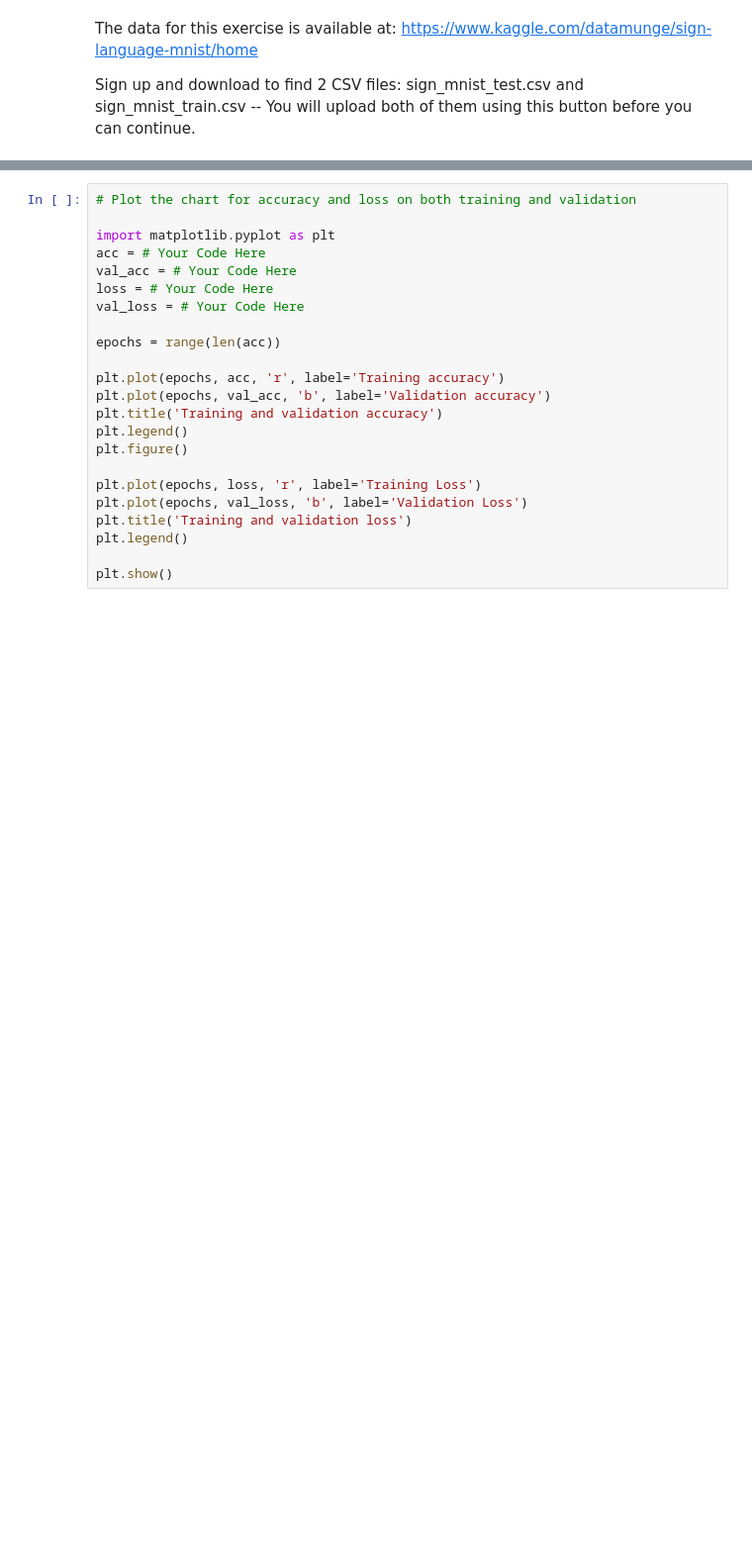
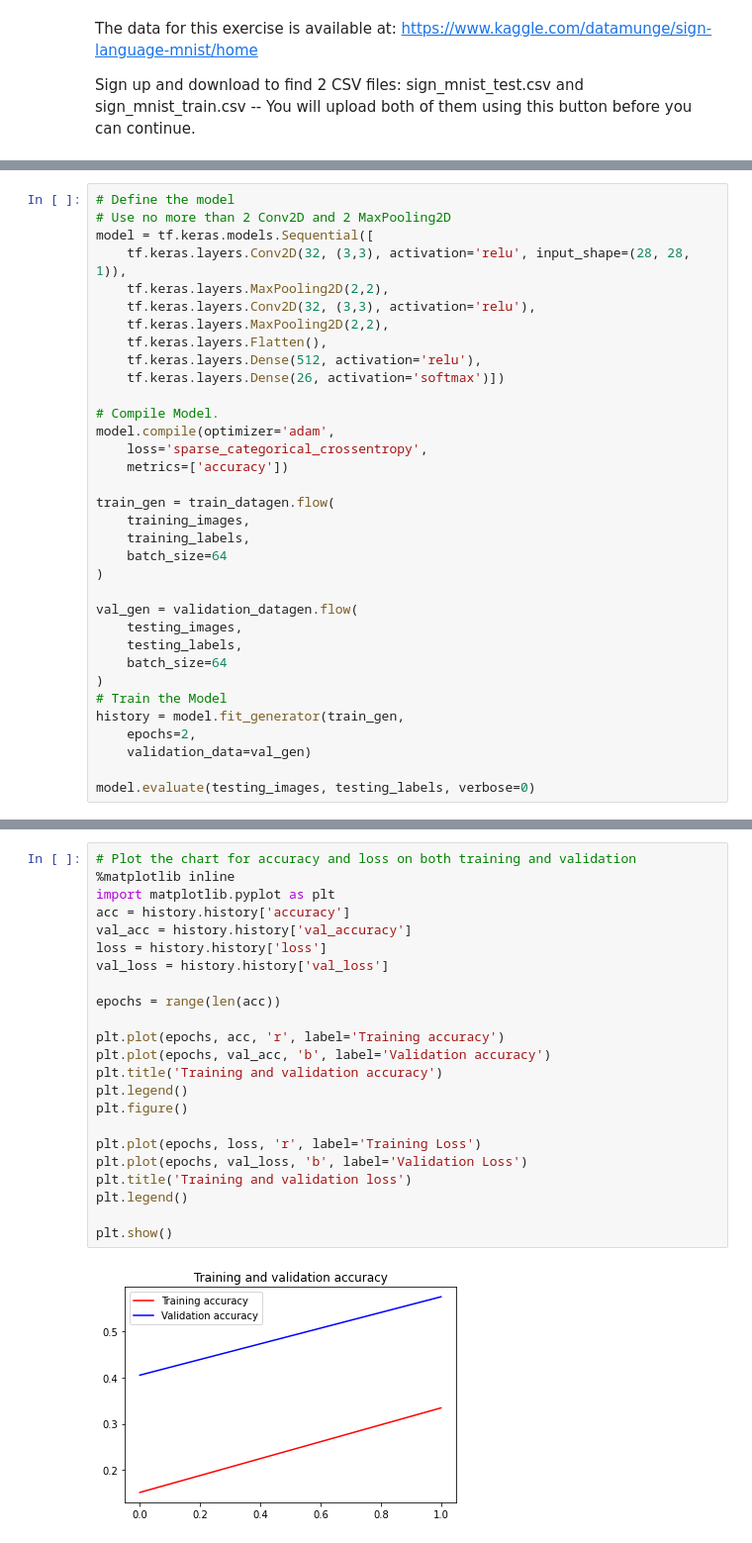
Before and after one commit to tuvovan/tensorflow_practice_course, a Jupyter notebook: Copy_of_Exercise_8_Question.ipynb, the cells around one changed output, grey strips where cells are left out. Shown at 99% size. Drawn from its saved outputs; the diff is of its cells as text; blank space fills up the shorter version.

```diff
--- a/Copy_of_Exercise_8_Question.ipynb
+++ b/Copy_of_Exercise_8_Question.ipynb
@@ -107,0 +125,34 @@ model.evaluate(testing_images, testing_labels)
+# %%
+# Define the model
+# Use no more than 2 Conv2D and 2 MaxPooling2D
+model = tf.keras.models.Sequential([
+    tf.keras.layers.Conv2D(32, (3,3), activation='relu', input_shape=(28, 28, 1)),
+    tf.keras.layers.MaxPooling2D(2,2),
+    tf.keras.layers.Conv2D(32, (3,3), activation='relu'),
+    tf.keras.layers.MaxPooling2D(2,2),
+    tf.keras.layers.Flatten(),
+    tf.keras.layers.Dense(512, activation='relu'),
+    tf.keras.layers.Dense(26, activation='softmax')])
+
+# Compile Model.
+model.compile(optimizer='adam',
+    loss='sparse_categorical_crossentropy',
+    metrics=['accuracy'])
+
+train_gen = train_datagen.flow(
+    training_images,
+    training_labels,
+    batch_size=64
+)
+
+val_gen = validation_datagen.flow(
+    testing_images,
+    testing_labels,
+    batch_size=64
+)
+# Train the Model
+history = model.fit_generator(train_gen,
+    epochs=2,
+    validation_data=val_gen)
+
+model.evaluate(testing_images, testing_labels, verbose=0)
@@ -108,23 +165,25 @@ model.evaluate(testing_images, testing_labels)
 # %%
 # Plot the chart for accuracy and loss on both training and validation
-
+%matplotlib inline
 import matplotlib.pyplot as plt
-acc = # Your Code Here
-val_acc = # Your Code Here
-loss = # Your Code Here
-val_loss = # Your Code Here
+acc = history.history['accuracy']
+val_acc = history.history['val_accuracy']
+loss = history.history['loss']
+val_loss = history.history['val_loss']
 
 epochs = range(len(acc))
 
 plt.plot(epochs, acc, 'r', label='Training accuracy')
 plt.plot(epochs, val_acc, 'b', label='Validation accuracy')
 plt.title('Training and validation accuracy')
 plt.legend()
 plt.figure()
 
 plt.plot(epochs, loss, 'r', label='Training Loss')
 plt.plot(epochs, val_loss, 'b', label='Validation Loss')
 plt.title('Training and validation loss')
 plt.legend()
 
 plt.show()
+# %% [output]
+[figure, added]
```
Also changed, not shown: parts of 6 cells of this notebook.
